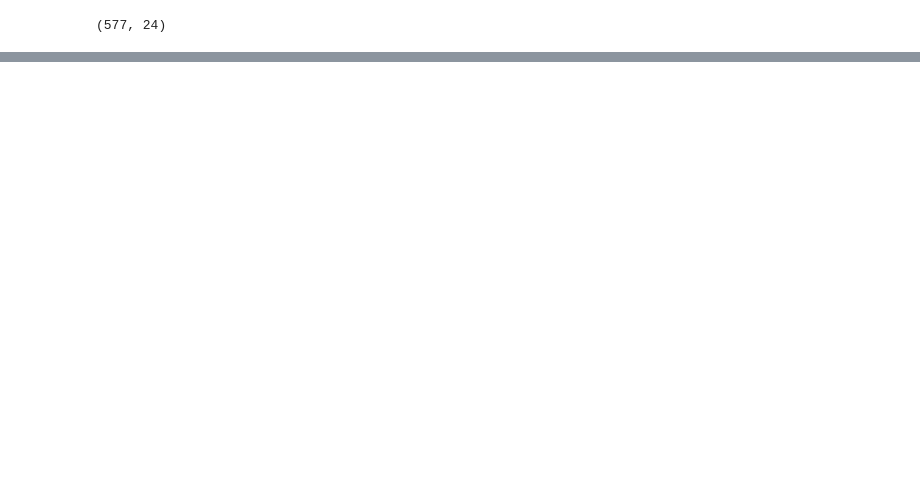
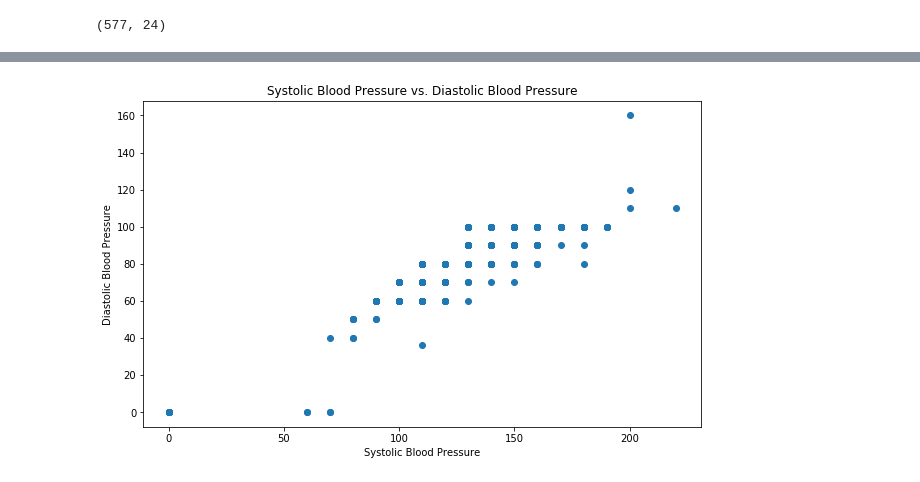
Before and after one commit to deonjoshua/AI_Based_Triage_ER, a Jupyter notebook: Cleaning.ipynb, the cells around one changed output, grey strips where cells are left out. Saved outputs shown, nothing was run; the diff lists cells and outputs as text; code cells hidden in the pictures; blank space fills up the shorter version.

```diff
--- a/Cleaning.ipynb
+++ b/Cleaning.ipynb
@@ -81,0 +111,24 @@ memory usage: 112.7+ KB
+# %%
+#change some types of columns
+
+new_data_types = {
+    'systolic_blood_pressure': 'float64',
+    'diastolic_blood_pressure': 'float64',
+    'heart_rate': 'float64',
+    'respiratory_rate': 'float64',
+    'body_tempature': 'float64',
+    'Saturation': 'float64'
+}
+
+# Replace '??' with NaN
+df_cleaned = df_cleaned.replace('??', np.nan)
+
+# Fill NaN values with a default value (e.g., 0 or the mean value of the column) for each column
+default_value = 0  # Replace this with the desired default value or a calculation (e.g., mean value of the column)
+
+for column in new_data_types.keys():
+    df_cleaned[column].fillna(default_value, inplace=True)
+
+# Change data types of specified columns
+df_cleaned = df_cleaned.astype(new_data_types)
+df_cleaned.info()
@@ -81,0 +182,14 @@ memory usage: 112.7+ KB
+# %%
+# Scatter plot for systolic and diastolic blood pressure
+plt.figure(figsize=(10, 6))
+plt.scatter(df_cleaned['systolic_blood_pressure'], df_cleaned['diastolic_blood_pressure'])
+
+# Set the title, x-axis label, and y-axis label
+plt.title("Systolic Blood Pressure vs. Diastolic Blood Pressure")
+plt.xlabel("Systolic Blood Pressure")
+plt.ylabel("Diastolic Blood Pressure")
+
+# Show the plot
+plt.show()
+# %% [output]
+[figure, added]
```
Also changed, not shown: parts of 12 cells of this notebook.
